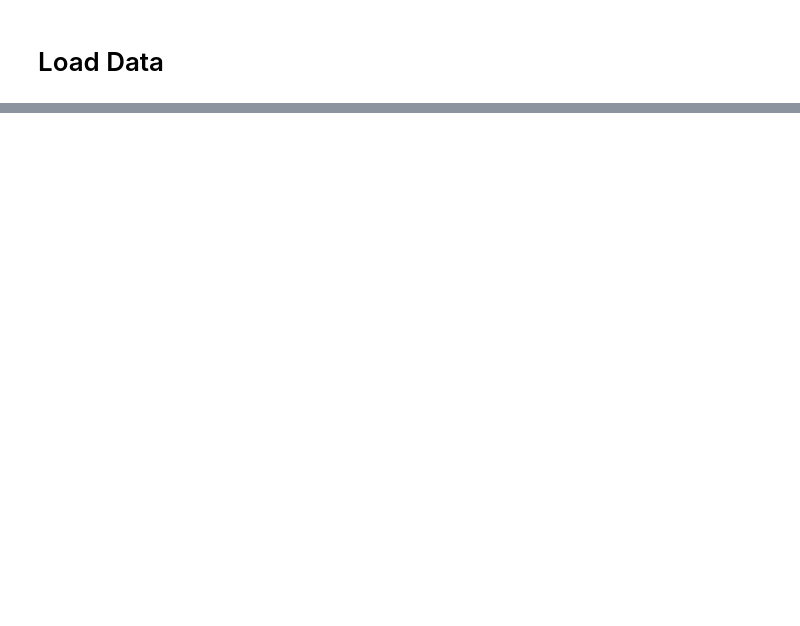
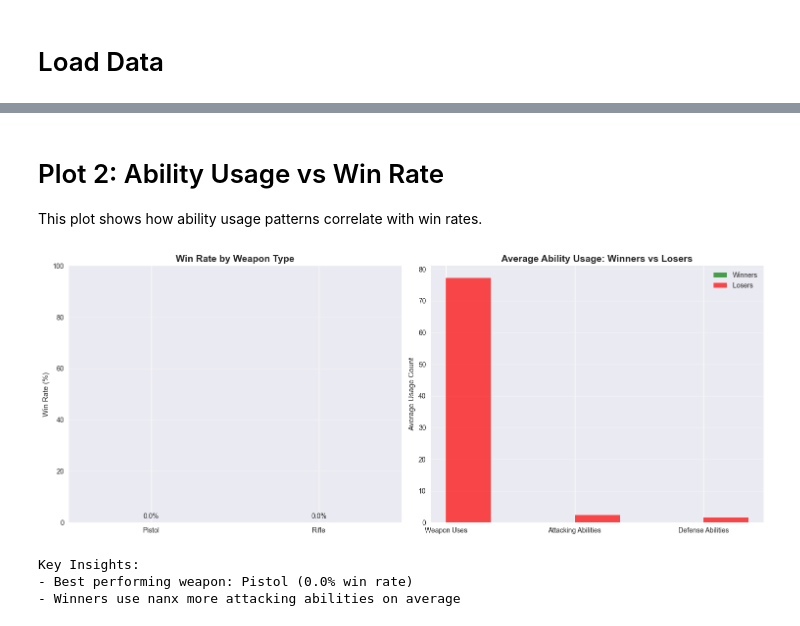
Before and after one commit to Jiawei-Wang45/526-NewPush, a Jupyter notebook: Analysis/analysis.ipynb, the cells around one changed output, grey strips where cells are left out. Cells and saved outputs as stored; diff of their text form; code cells hidden in the pictures; blank space fills up the shorter version.

```diff
--- a/Analysis/analysis.ipynb
+++ b/Analysis/analysis.ipynb
@@ -187,0 +202,63 @@ plt.show()
+# %% [markdown]
+# Plot 2: Ability Usage vs Win Rate
+
+This plot shows how ability usage patterns correlate with win rates.
+# %%
+# Merge ability usage with ability selection
+usage_with_abilities = ability_usage_df.merge(ability_df, on='sessionID')
+
+# Calculate win rates by weapon type
+weapon_win_rates = usage_with_abilities.groupby('weapontype').agg({
+    'win': ['count', 'mean']
+}).round(3)
+weapon_win_rates.columns = ['total_games', 'win_rate']
+weapon_win_rates = weapon_win_rates.reset_index()
+
+# Plot win rates by weapon
+fig, (ax1, ax2) = plt.subplots(1, 2, figsize=(15, 6))
+
+# Weapon win rates
+bars1 = ax1.bar(weapon_win_rates['weapontype'], weapon_win_rates['win_rate'] * 100,
+                color='skyblue', alpha=0.8)
+ax1.set_title('Win Rate by Weapon Type', fontsize=14, fontweight='bold')
+ax1.set_ylabel('Win Rate (%)')
+ax1.set_ylim(0, 100)
+ax1.grid(axis='y', alpha=0.3)
+
+for bar, rate in zip(bars1, weapon_win_rates['win_rate'] * 100):
+    ax1.text(bar.get_x() + bar.get_width()/2, bar.get_height() + 1,
+             f'{rate:.1f}%', ha='center', va='bottom')
+
+# Ability usage comparison (winners vs losers)
+winners = usage_with_abilities[usage_with_abilities['win'] == True]
+losers = usage_with_abilities[usage_with_abilities['win'] == False]
+
+abilities = ['weaponcount', 'attackingabilitiescount', 'defenseabilitiescount']
+ability_names = ['Weapon Uses', 'Attacking Abilities', 'Defense Abilities']
+
+x = np.arange(len(abilities))
+width = 0.35
+
+bars2 = ax2.bar(x - width/2, [winners[ability].mean() for ability in abilities], width,
+                label='Winners', color='green', alpha=0.7)
+bars3 = ax2.bar(x + width/2, [losers[ability].mean() for ability in abilities], width,
+                label='Losers', color='red', alpha=0.7)
+
+ax2.set_title('Average Ability Usage: Winners vs Losers', fontsize=14, fontweight='bold')
+ax2.set_ylabel('Average Usage Count')
+ax2.set_xticks(x)
+ax2.set_xticklabels(ability_names)
+ax2.legend()
+ax2.grid(axis='y', alpha=0.3)
+
+plt.tight_layout()
+plt.show()
+
+print("Key Insights:")
+print(f"- Best performing weapon: {weapon_win_rates.loc[weapon_win_rates['win_rate'].idxmax(), 'weapontype']} ({weapon_win_rates['win_rate'].max()*100:.1f}% win rate)")
+print(f"- Winners use {winners['attackingabilitiescount'].mean()/losers['attackingabilitiescount'].mean():.1f}x more attacking abilities on average")
+# %% [output]
+[figure, added]
+Key Insights:
+- Best performing weapon: Pistol (0.0% win rate)
+- Winners use nanx more attacking abilities on average
```
Also changed, not shown: parts of 25 cells of this notebook, 6 other files.
